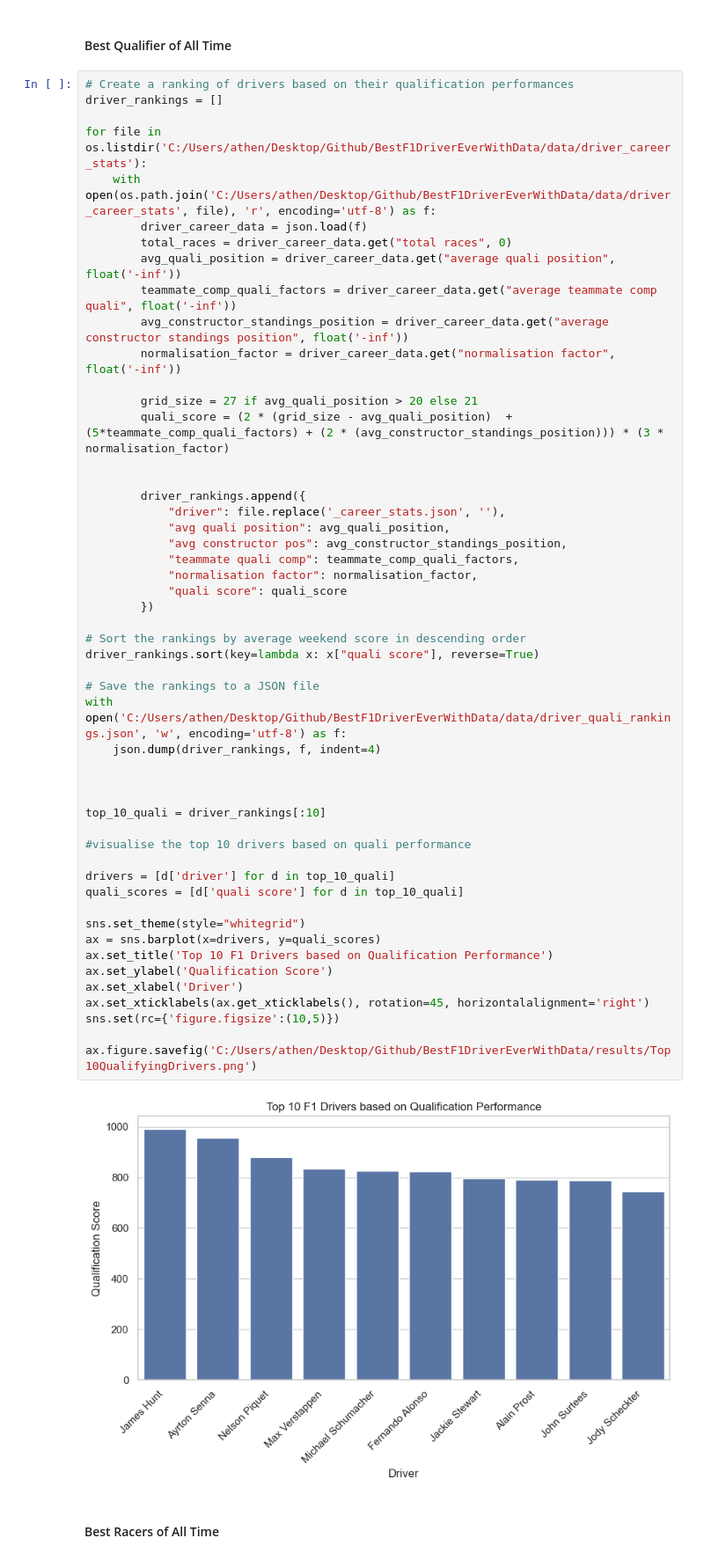
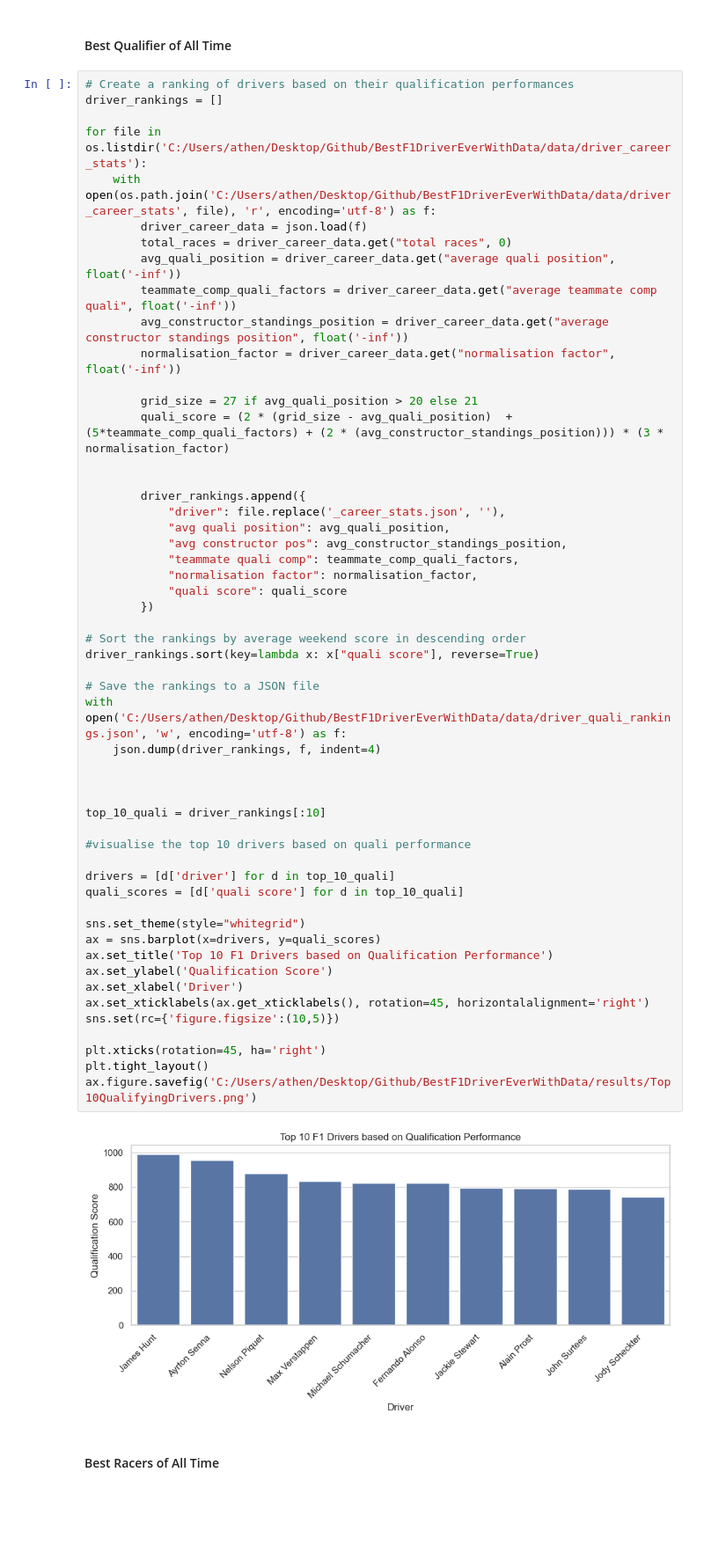
Before and after one commit to MichaelRice1/BestF1DriverEverWithData, a Jupyter notebook: data_processing/driver_processing.ipynb, the cells around one changed output. Shown at 88% size. Cells and saved outputs as stored; diff of their text form; blank space fills up the shorter version.

```diff
--- a/data_processing/driver_processing.ipynb
+++ b/data_processing/driver_processing.ipynb
@@ -377,34 +382,36 @@ for file in os.listdir('C:/Users/athen/Desktop/Github/BestF1DriverEverWithData/d
             "normalisation factor": normalisation_factor,
             "quali score": quali_score
         })
 
 # Sort the rankings by average weekend score in descending order
 driver_rankings.sort(key=lambda x: x["quali score"], reverse=True)
 
 # Save the rankings to a JSON file
 with open('C:/Users/athen/Desktop/Github/BestF1DriverEverWithData/data/driver_quali_rankings.json', 'w', encoding='utf-8') as f:
     json.dump(driver_rankings, f, indent=4)
 
 
 
 top_10_quali = driver_rankings[:10]
 
 #visualise the top 10 drivers based on quali performance
 
 drivers = [d['driver'] for d in top_10_quali]
 quali_scores = [d['quali score'] for d in top_10_quali]
 
 sns.set_theme(style="whitegrid")
 ax = sns.barplot(x=drivers, y=quali_scores)
 ax.set_title('Top 10 F1 Drivers based on Qualification Performance')
 ax.set_ylabel('Qualification Score')
 ax.set_xlabel('Driver')
 ax.set_xticklabels(ax.get_xticklabels(), rotation=45, horizontalalignment='right')
 sns.set(rc={'figure.figsize':(10,5)})
 
+plt.xticks(rotation=45, ha='right')
+plt.tight_layout()
 ax.figure.savefig('C:/Users/athen/Desktop/Github/BestF1DriverEverWithData/results/Top10QualifyingDrivers.png')
 # %% [output]
-[figure, old version]
+[figure, new version]
 # %% [markdown]
 #### Best Racers of All Time
 # %%
```
Also changed, not shown: parts of 4 cells of this notebook, 4 other files.
